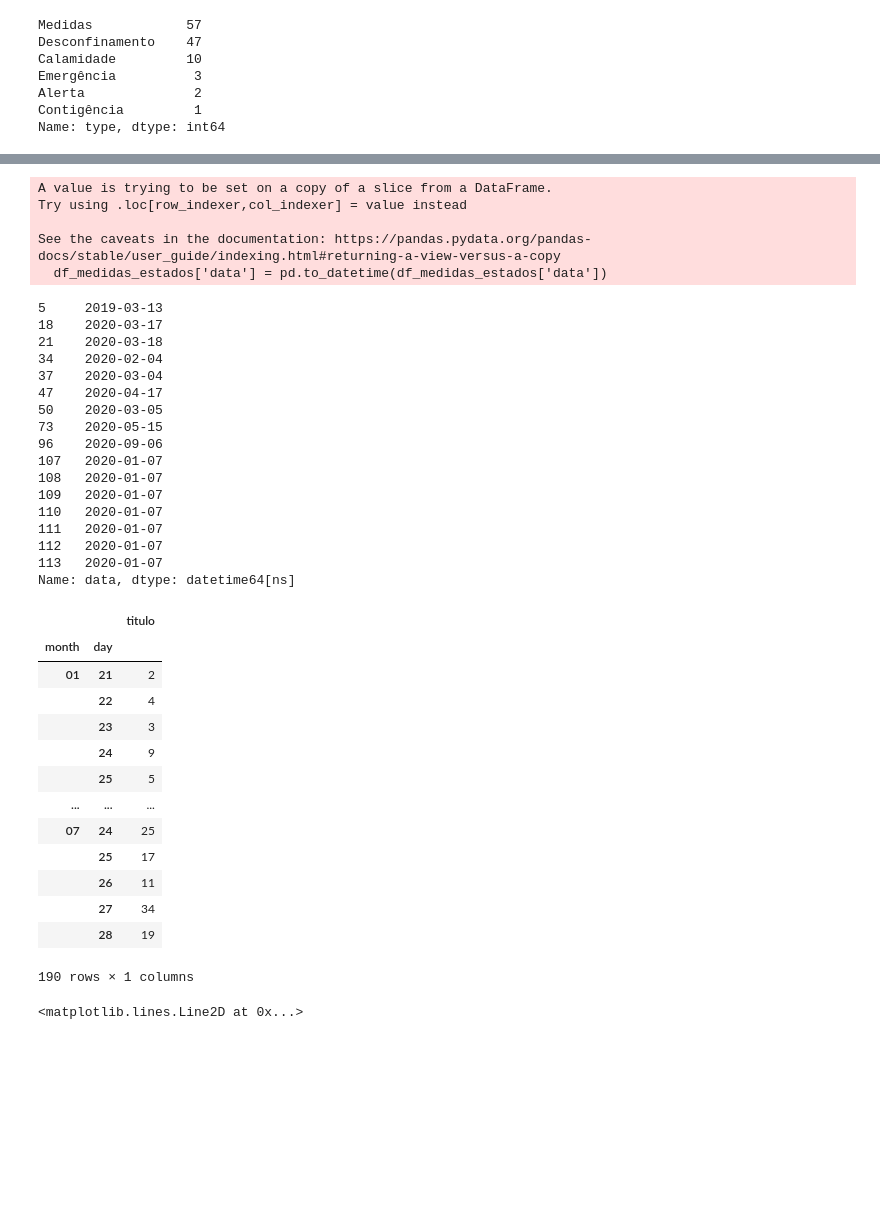
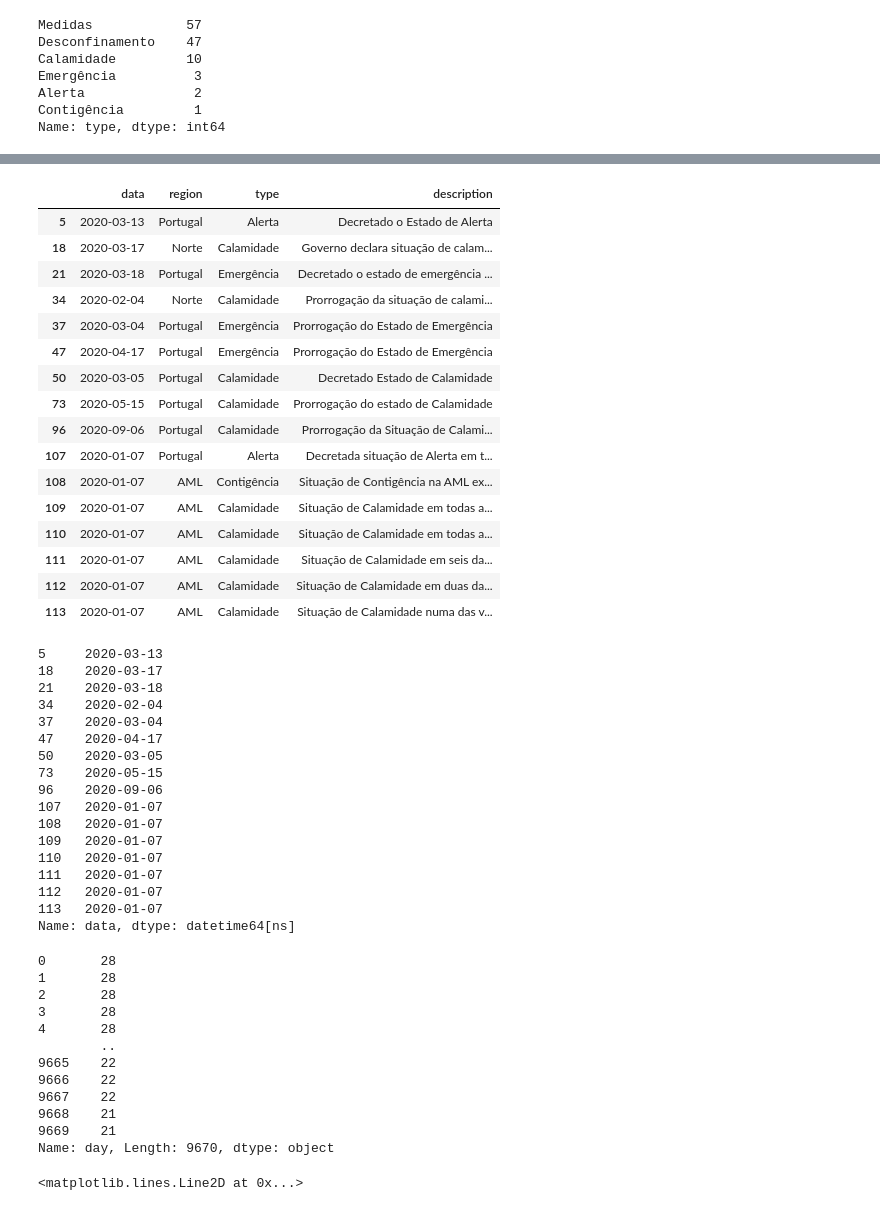
Before and after one commit to dssg-pt/miniproject-sentimentanalysis-covid, a Jupyter notebook: notebooks/news_analysis.ipynb, the cells around one changed output, grey strips where cells are left out. Saved outputs shown, nothing was run; the diff lists cells and outputs as text; code cells hidden in the pictures; blank space fills up the shorter version.

```diff
--- a/notebooks/news_analysis.ipynb
+++ b/notebooks/news_analysis.ipynb
@@ -295,17 +325,29 @@ df_medidas_estados[df_medidas_estados['region']=='Portugal']
 | 96 | 09-06-2020 | Portugal | Calamidade | Prorrogação da Situação de Calami... |
 | 107 | 01-07-2020 | Portugal | Alerta | Decretada situação de Alerta em t... |
 # %%
-df_medidas_estados['data'] = pd.to_datetime(df_medidas_estados['data'])
+df_medidas_estados.assign(data = lambda df_medidas_estados: df_medidas_estados.data.map(pd.to_datetime))
 # %% [output]
-A value is trying to be set on a copy of a slice from a DataFrame.
-Try using .loc[row_indexer,col_indexer] = value instead
-
-See the caveats in the documentation: https://pandas.pydata.org/pandas-docs/stable/user_guide/indexing.html#returning-a-view-versus-a-copy
-  df_medidas_estados['data'] = pd.to_datetime(df_medidas_estados['data'])
+|  | data | region | type | description |
+| 5 | 2020-03-13 | Portugal | Alerta | Decretado o Estado de Alerta |
+| 18 | 2020-03-17 | Norte | Calamidade | Governo declara situação de calam... |
+| 21 | 2020-03-18 | Portugal | Emergência | Decretado o estado de emergência ... |
+| 34 | 2020-02-04 | Norte | Calamidade | Prorrogação da situação de calami... |
+| 37 | 2020-03-04 | Portugal | Emergência | Prorrogação do Estado de Emergência |
+| 47 | 2020-04-17 | Portugal | Emergência | Prorrogação do Estado de Emergência |
+| 50 | 2020-03-05 | Portugal | Calamidade | Decretado Estado de Calamidade |
+| 73 | 2020-05-15 | Portugal | Calamidade | Prorrogação do estado de Calamidade |
+| 96 | 2020-09-06 | Portugal | Calamidade | Prorrogação da Situação de Calami... |
+| 107 | 2020-01-07 | Portugal | Alerta | Decretada situação de Alerta em t... |
+| 108 | 2020-01-07 | AML | Contigência | Situação de Contigência na AML ex... |
+| 109 | 2020-01-07 | AML | Calamidade | Situação de Calamidade em todas a... |
+| 110 | 2020-01-07 | AML | Calamidade | Situação de Calamidade em todas a... |
+| 111 | 2020-01-07 | AML | Calamidade | Situação de Calamidade em seis da... |
+| 112 | 2020-01-07 | AML | Calamidade | Situação de Calamidade em duas da... |
+| 113 | 2020-01-07 | AML | Calamidade | Situação de Calamidade numa das v... |
 # %%
 df_medidas_estados['data']
 # %% [output]
-5     2019-03-13
+5     2020-03-13
 18    2020-03-17
 21    2020-03-18
 34    2020-02-04
@@ -322,23 +364,21 @@ df_medidas_estados['data']
 112   2020-01-07
 113   2020-01-07
 Name: data, dtype: datetime64[ns]
-# %%
-df_publico[['month', 'day', 'titulo']].groupby(['month', 'day']).count()
-# %% [output]
-|  |  | titulo |
-| month | day |  |
-| 01 | 21 | 2 |
-|  | 22 | 4 |
-|  | 23 | 3 |
-|  | 24 | 9 |
-|  | 25 | 5 |
-| ... | ... | ... |
-| 07 | 24 | 25 |
-|  | 25 | 17 |
-|  | 26 | 11 |
-|  | 27 | 34 |
-|  | 28 | 19 |
-190 rows × 1 columns
+# %%
+df_publico['day']
+# %% [output]
+0       28
+1       28
+2       28
+3       28
+4       28
+        ..
+9665    22
+9666    22
+9667    22
+9668    21
+9669    21
+Name: day, Length: 9670, dtype: object
 # %%
 ax = df_publico.groupby(['month', 'day']).count()['titulo'].plot(figsize=(15,5), marker='.')
 ax.axvline(x=, color='red')
```
Also changed, not shown: parts of 6 cells of this notebook.
